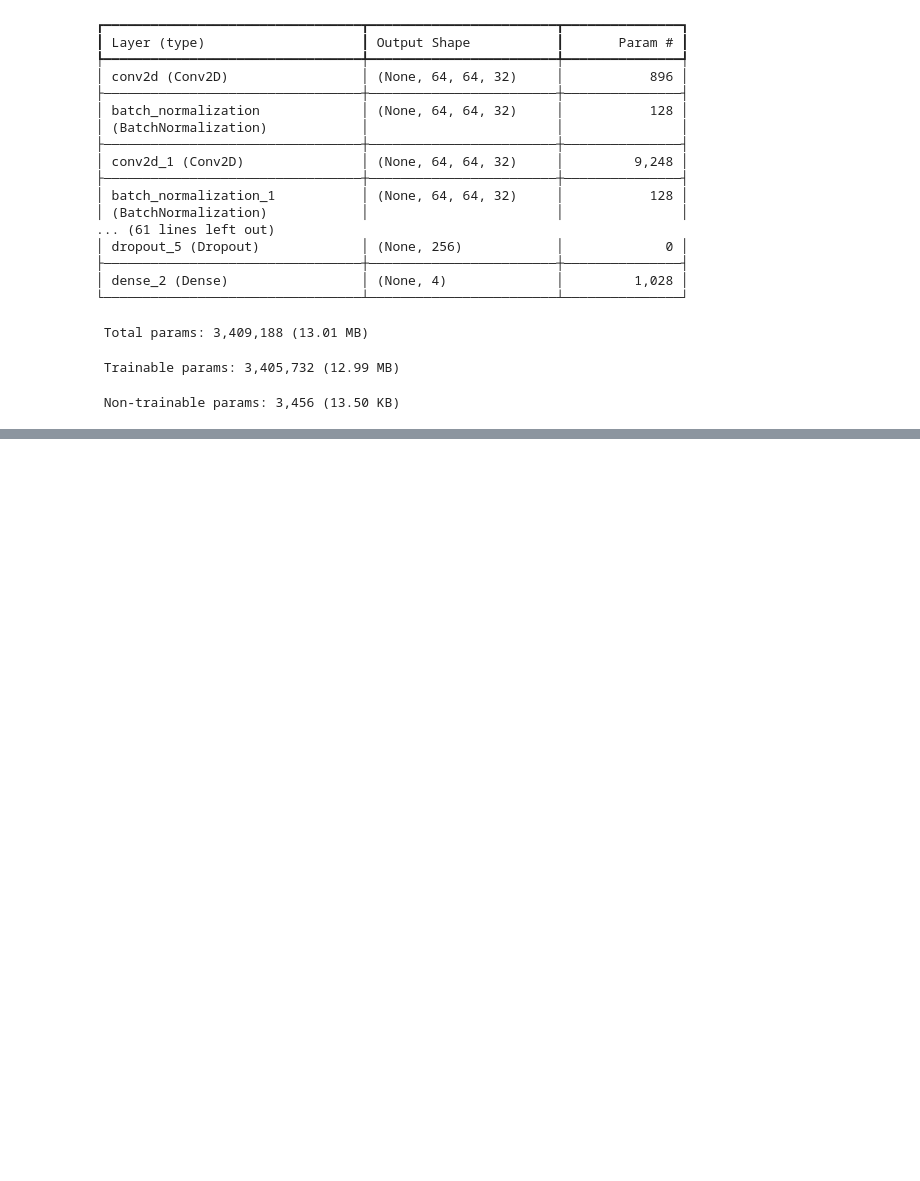
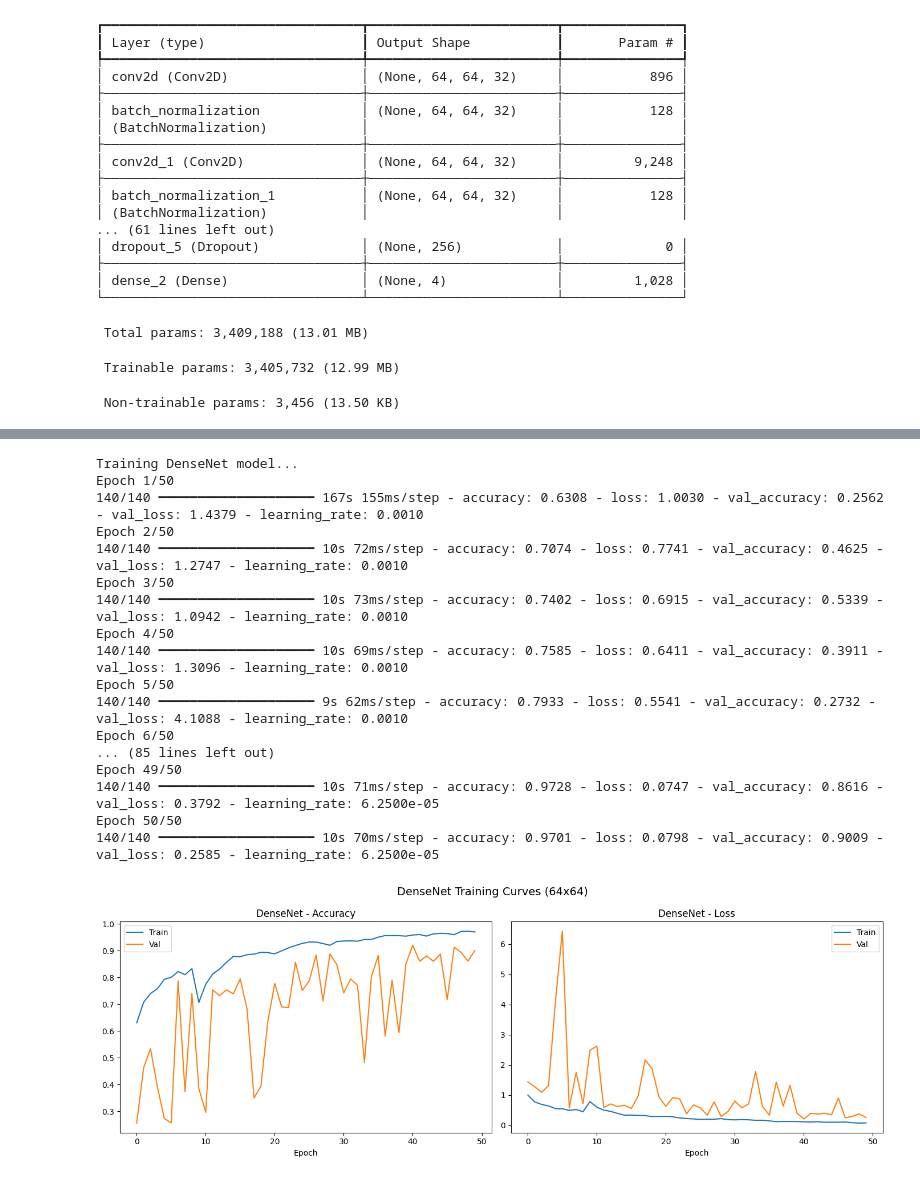
Before and after one commit to Aisulu-Tulyeujan/COSC-4337-MRI-Robustness, a Jupyter notebook: MRI_Robustness_Training.ipynb, the cells around one changed output, grey strips where cells are left out. Saved outputs shown, nothing was run; the diff lists cells and outputs as text; code cells hidden in the pictures; blank space fills up the shorter version.

Commit message:
DenseNet

```diff
--- a/MRI_Robustness_Training.ipynb
+++ b/MRI_Robustness_Training.ipynb
@@ -658,0 +677,47 @@ Avg accuracy across all degradations:
+# %%
+# Train DenseNet on clean data (using the same augmented dataset as before)
+print("Training DenseNet model...")
+
+densenet_history = densenet_model.fit(
+    train_ds,
+    validation_data=val_ds,
+    epochs=EPOCHS,
+    callbacks=callbacks
+)
+
+# Plot training curves for DenseNet
+fig, (ax1, ax2) = plt.subplots(1, 2, figsize=(14, 5))
+ax1.plot(densenet_history.history['accuracy'], label='Train')
+ax1.plot(densenet_history.history['val_accuracy'], label='Val')
+ax1.set_title('DenseNet - Accuracy')
+ax1.set_xlabel('Epoch')
+ax1.legend()
+
+ax2.plot(densenet_history.history['loss'], label='Train')
+ax2.plot(densenet_history.history['val_loss'], label='Val')
+ax2.set_title('DenseNet - Loss')
+ax2.set_xlabel('Epoch')
+ax2.legend()
+
+plt.suptitle(f"DenseNet Training Curves ({IMG_SIZE}x{IMG_SIZE})", fontsize=14)
+plt.tight_layout()
+plt.show()
+# %% [output]
+Training DenseNet model...
+Epoch 1/50
+140/140 ━━━━━━━━━━━━━━━━━━━━ 167s 155ms/step - accuracy: 0.6308 - loss: 1.0030 - val_accuracy: 0.2562 - val_loss: 1.4379 - learning_rate: 0.0010
+Epoch 2/50
+140/140 ━━━━━━━━━━━━━━━━━━━━ 10s 72ms/step - accuracy: 0.7074 - loss: 0.7741 - val_accuracy: 0.4625 - val_loss: 1.2747 - learning_rate: 0.0010
+Epoch 3/50
+140/140 ━━━━━━━━━━━━━━━━━━━━ 10s 73ms/step - accuracy: 0.7402 - loss: 0.6915 - val_accuracy: 0.5339 - val_loss: 1.0942 - learning_rate: 0.0010
+Epoch 4/50
+140/140 ━━━━━━━━━━━━━━━━━━━━ 10s 69ms/step - accuracy: 0.7585 - loss: 0.6411 - val_accuracy: 0.3911 - val_loss: 1.3096 - learning_rate: 0.0010
+Epoch 5/50
+140/140 ━━━━━━━━━━━━━━━━━━━━ 9s 62ms/step - accuracy: 0.7933 - loss: 0.5541 - val_accuracy: 0.2732 - val_loss: 4.1088 - learning_rate: 0.0010
+Epoch 6/50
+... (85 lines left out)
+Epoch 49/50
+140/140 ━━━━━━━━━━━━━━━━━━━━ 10s 71ms/step - accuracy: 0.9728 - loss: 0.0747 - val_accuracy: 0.8616 - val_loss: 0.3792 - learning_rate: 6.2500e-05
+Epoch 50/50
+140/140 ━━━━━━━━━━━━━━━━━━━━ 10s 70ms/step - accuracy: 0.9701 - loss: 0.0798 - val_accuracy: 0.9009 - val_loss: 0.2585 - learning_rate: 6.2500e-05
+[figure, added]
```
Also changed, not shown: parts of 14 cells of this notebook.
